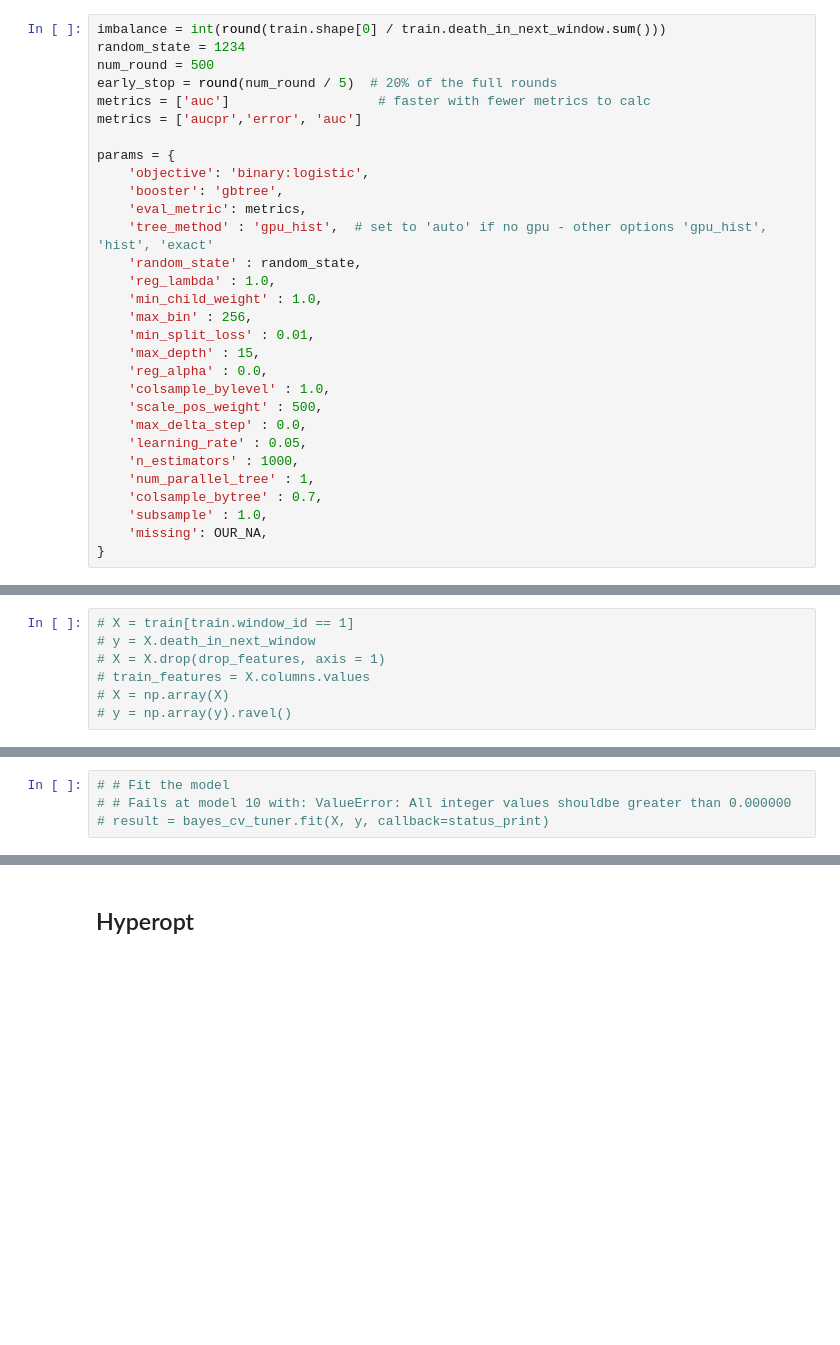
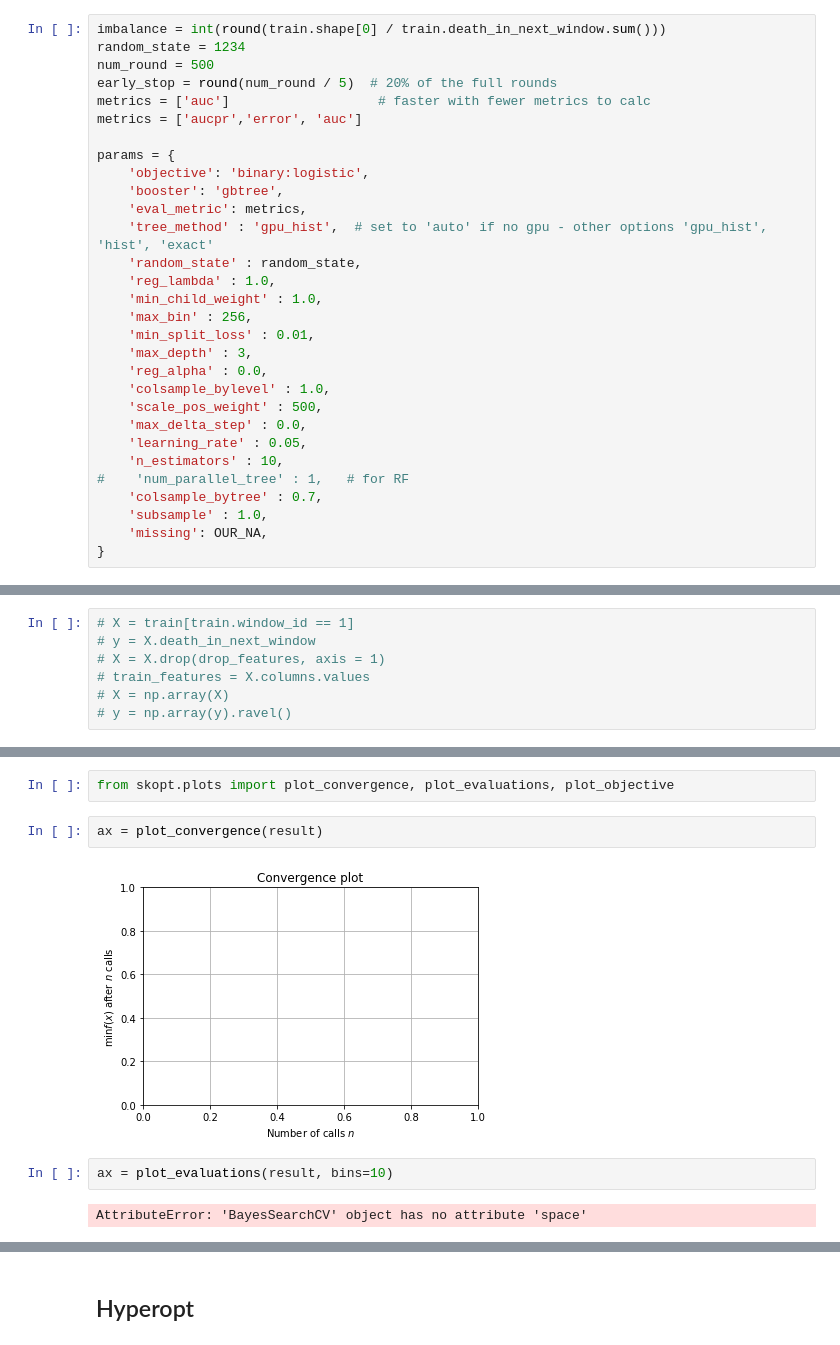
Before and after one commit to romirmoza/omop-cdm-postgresql, a Jupyter notebook: XGB_model_4.ipynb, the cells around one changed output, grey strips where cells are left out. Saved outputs shown, nothing was run; the diff lists cells and outputs as text; blank space fills up the shorter version.

Commit message:
checkpointing WIP, skopt working

```diff
--- a/XGB_model_4.ipynb
+++ b/XGB_model_4.ipynb
@@ -483,14 +485,14 @@ params = {
     'min_child_weight' : 1.0,
     'max_bin' : 256,
     'min_split_loss' : 0.01,
-    'max_depth' : 15,
+    'max_depth' : 3,
     'reg_alpha' : 0.0,
     'colsample_bylevel' : 1.0,
     'scale_pos_weight' : 500,
     'max_delta_step' : 0.0,
     'learning_rate' : 0.05,
-    'n_estimators' : 1000,
-    'num_parallel_tree' : 1,
+    'n_estimators' : 10,
+#    'num_parallel_tree' : 1,   # for RF
     'colsample_bytree' : 0.7,
     'subsample' : 1.0,
     'missing': OUR_NA,
@@ -929,4 +1198,10 @@ Grid scores on development set:
-# %%
-# # Fit the model
-# # Fails at model 10 with: ValueError: All integer values shouldbe greater than 0.000000
-# result = bayes_cv_tuner.fit(X, y, callback=status_print)
+# %%
+from skopt.plots import plot_convergence, plot_evaluations, plot_objective
+# %%
+ax = plot_convergence(result)
+# %% [output]
+[figure, added]
+# %%
+ax = plot_evaluations(result, bins=10)
+# %% [output]
+AttributeError: 'BayesSearchCV' object has no attribute 'space'
```
Also changed, not shown: parts of 67 cells of this notebook, 2 other files.
